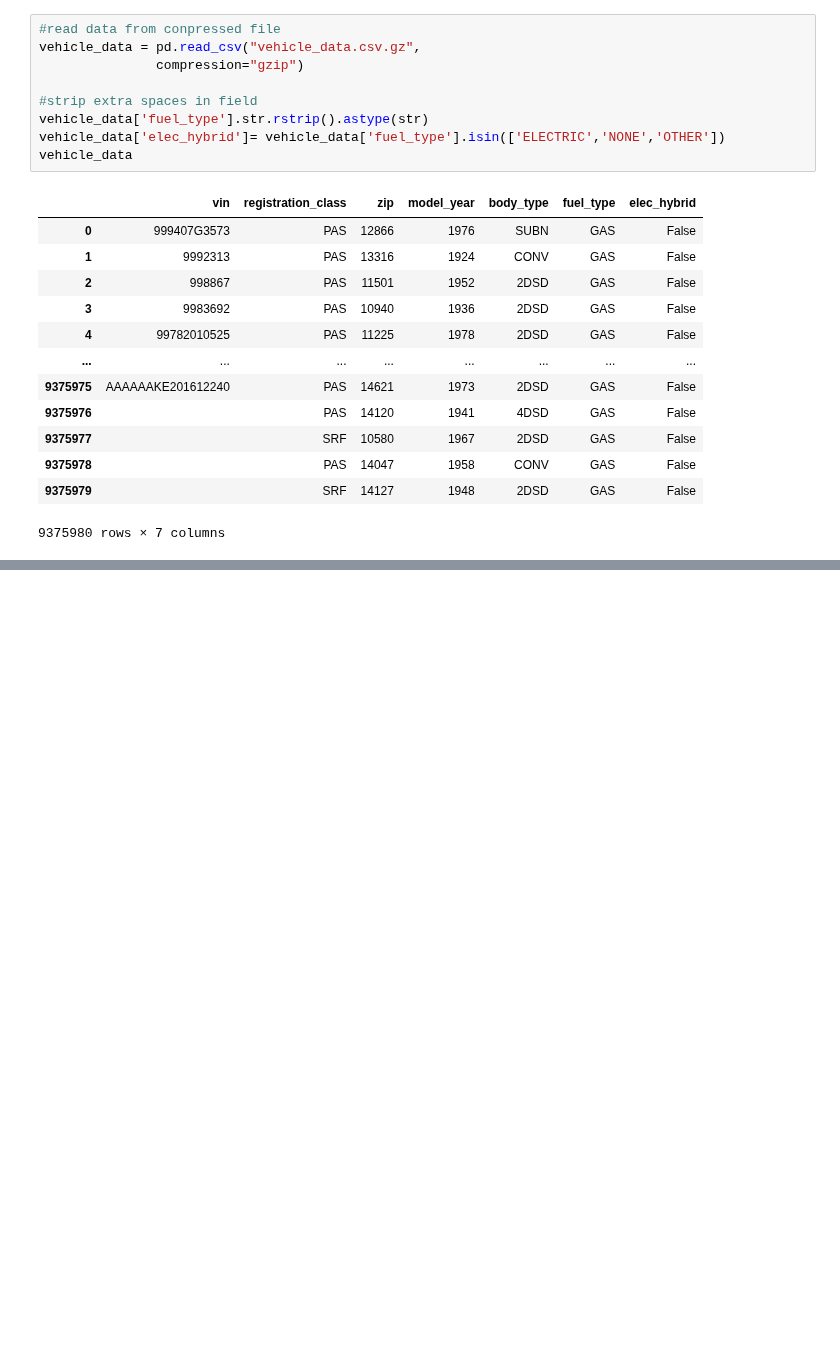
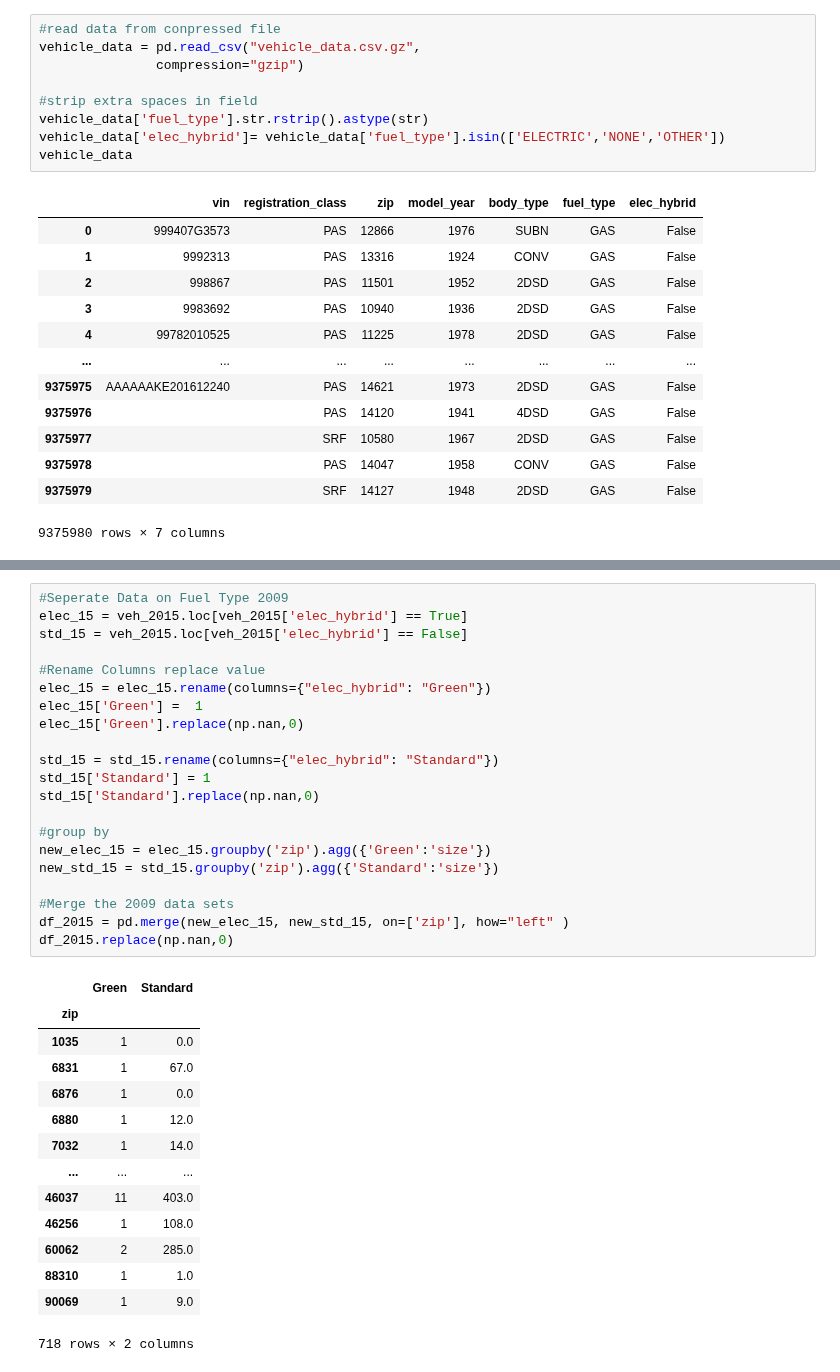
Before and after one commit to paloni-dotcom/Se7en, a Jupyter notebook: Hybrid_vs_Standard.ipynb, the cells around one changed output, grey strips where cells are left out. Cells and saved outputs as stored; diff of their text form; blank space fills up the shorter version.

```diff
--- a/Hybrid_vs_Standard.ipynb
+++ b/Hybrid_vs_Standard.ipynb
@@ -64,0 +85,36 @@ combined_df.replace(np.nan,0)
+# %%
+#Seperate Data on Fuel Type 2009
+elec_15 = veh_2015.loc[veh_2015['elec_hybrid'] == True]
+std_15 = veh_2015.loc[veh_2015['elec_hybrid'] == False]
+
+#Rename Columns replace value
+elec_15 = elec_15.rename(columns={"elec_hybrid": "Green"})
+elec_15['Green'] =  1
+elec_15['Green'].replace(np.nan,0)
+
+std_15 = std_15.rename(columns={"elec_hybrid": "Standard"})
+std_15['Standard'] = 1
+std_15['Standard'].replace(np.nan,0)
+
+#group by
+new_elec_15 = elec_15.groupby('zip').agg({'Green':'size'})
+new_std_15 = std_15.groupby('zip').agg({'Standard':'size'})
+
+#Merge the 2009 data sets
+df_2015 = pd.merge(new_elec_15, new_std_15, on=['zip'], how="left" )
+df_2015.replace(np.nan,0)
+# %% [output]
+|  | Green | Standard |
+| zip |  |  |
+| 1035 | 1 | 0.0 |
+| 6831 | 1 | 67.0 |
+| 6876 | 1 | 0.0 |
+| 6880 | 1 | 12.0 |
+| 7032 | 1 | 14.0 |
+| ... | ... | ... |
+| 46037 | 11 | 403.0 |
+| 46256 | 1 | 108.0 |
+| 60062 | 2 | 285.0 |
+| 88310 | 1 | 1.0 |
+| 90069 | 1 | 9.0 |
+718 rows × 2 columns
```
Also changed, not shown: parts of 8 cells of this notebook, 5 other files.
